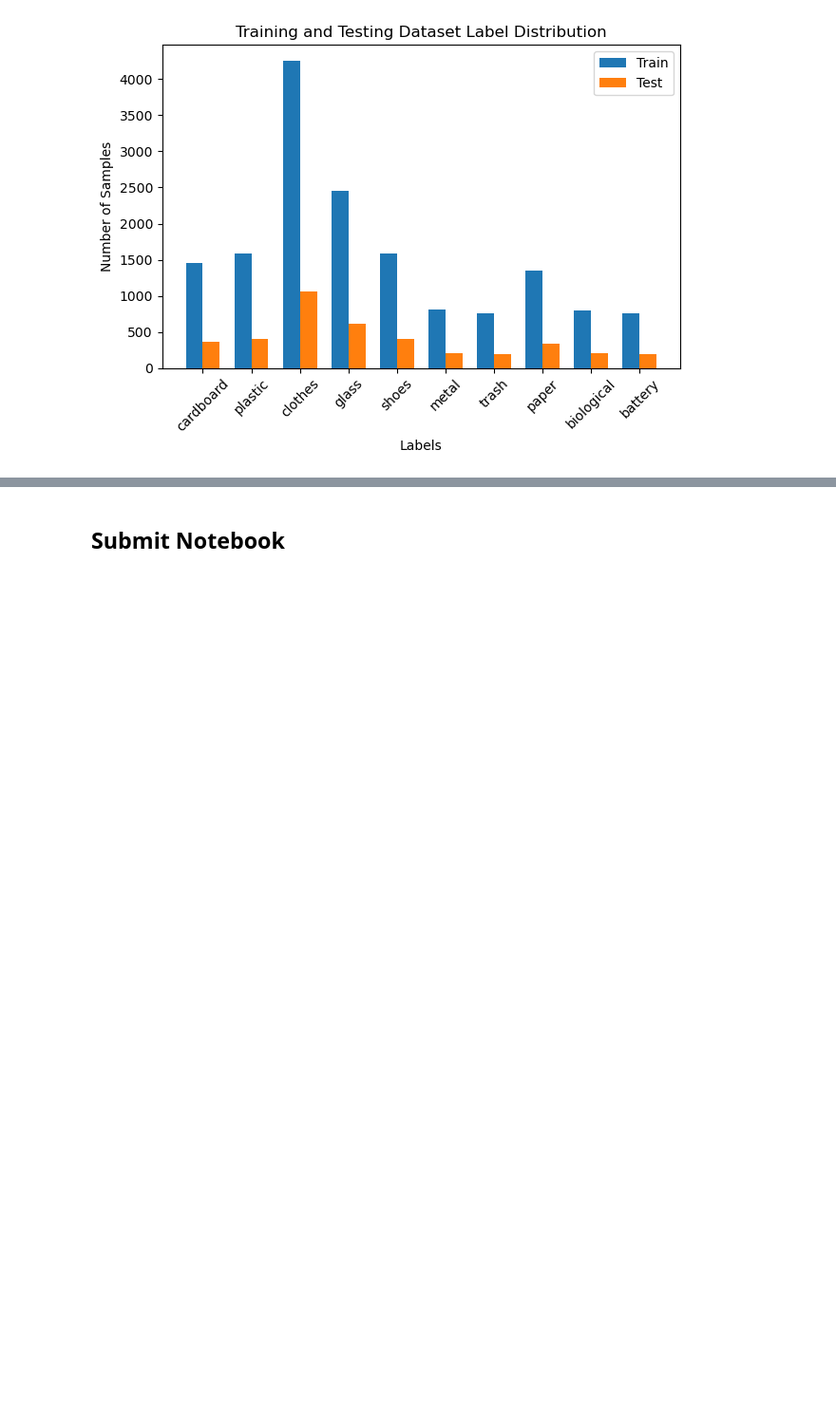
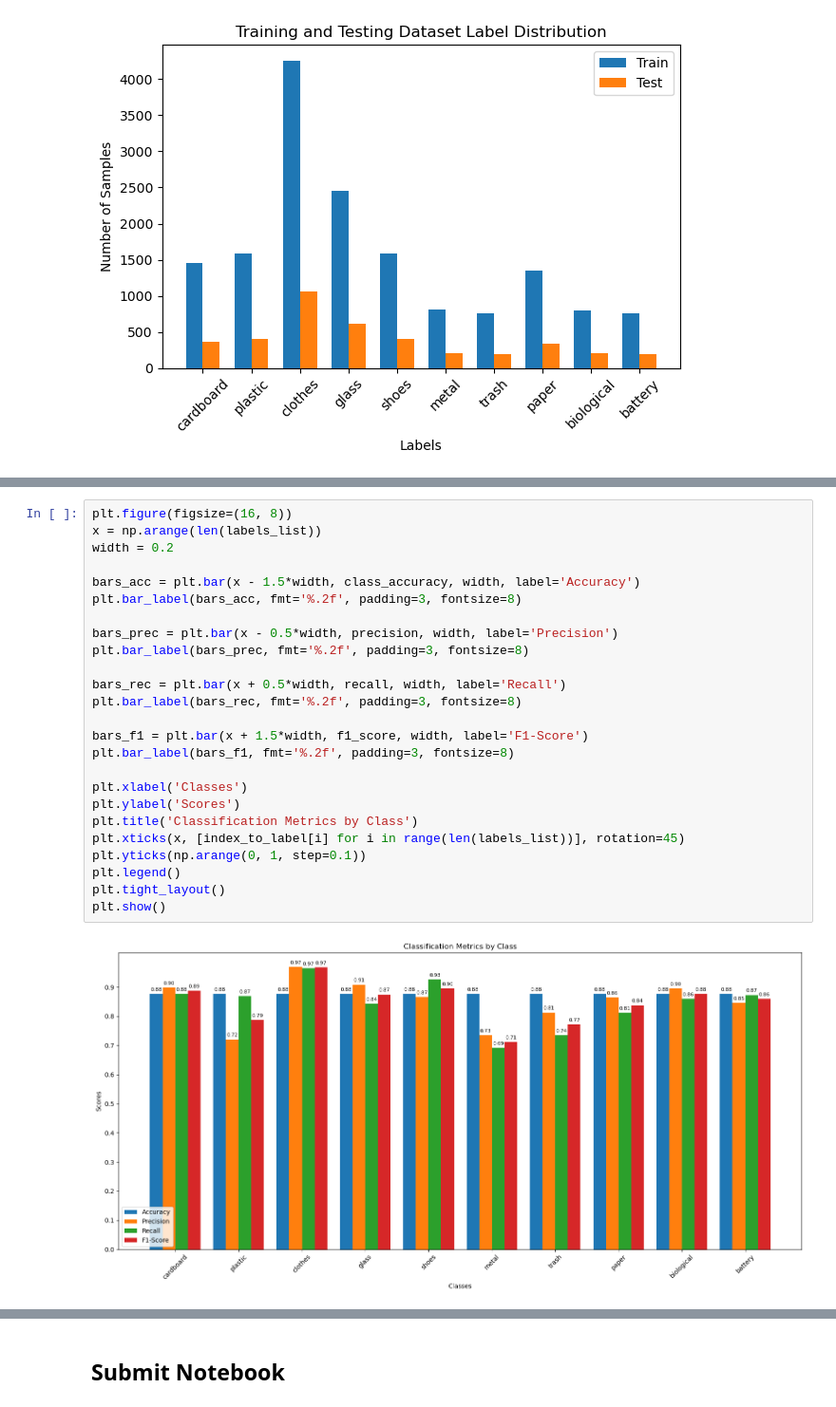
Before and after one commit to RizStillLearning/WasteNET, a Jupyter notebook: Copy_of_ai_portfolio.ipynb, the cells around one changed output, grey strips where cells are left out. Shown at 95% size. Drawn from its saved outputs; the diff is of its cells as text; blank space fills up the shorter version.

```diff
--- a/Copy_of_ai_portfolio.ipynb
+++ b/Copy_of_ai_portfolio.ipynb
@@ -390,3 +404,30 @@ Metrics for each class:
+# %%
+plt.figure(figsize=(16, 8))
+x = np.arange(len(labels_list))
+width = 0.2
+
+bars_acc = plt.bar(x - 1.5*width, class_accuracy, width, label='Accuracy')
+plt.bar_label(bars_acc, fmt='%.2f', padding=3, fontsize=8)
+
+bars_prec = plt.bar(x - 0.5*width, precision, width, label='Precision')
+plt.bar_label(bars_prec, fmt='%.2f', padding=3, fontsize=8)
+
+bars_rec = plt.bar(x + 0.5*width, recall, width, label='Recall')
+plt.bar_label(bars_rec, fmt='%.2f', padding=3, fontsize=8)
+
+bars_f1 = plt.bar(x + 1.5*width, f1_score, width, label='F1-Score')
+plt.bar_label(bars_f1, fmt='%.2f', padding=3, fontsize=8)
+
+plt.xlabel('Classes')
+plt.ylabel('Scores')
+plt.title('Classification Metrics by Class')
+plt.xticks(x, [index_to_label[i] for i in range(len(labels_list))], rotation=45)
+plt.yticks(np.arange(0, 1, step=0.1))
+plt.legend()
+plt.tight_layout()
+plt.show()
+# %% [output]
+[figure, added]
 # %%
 from PIL import Image
 from io import BytesIO
```
Also changed, not shown: parts of 15 cells of this notebook, 2 other files.
